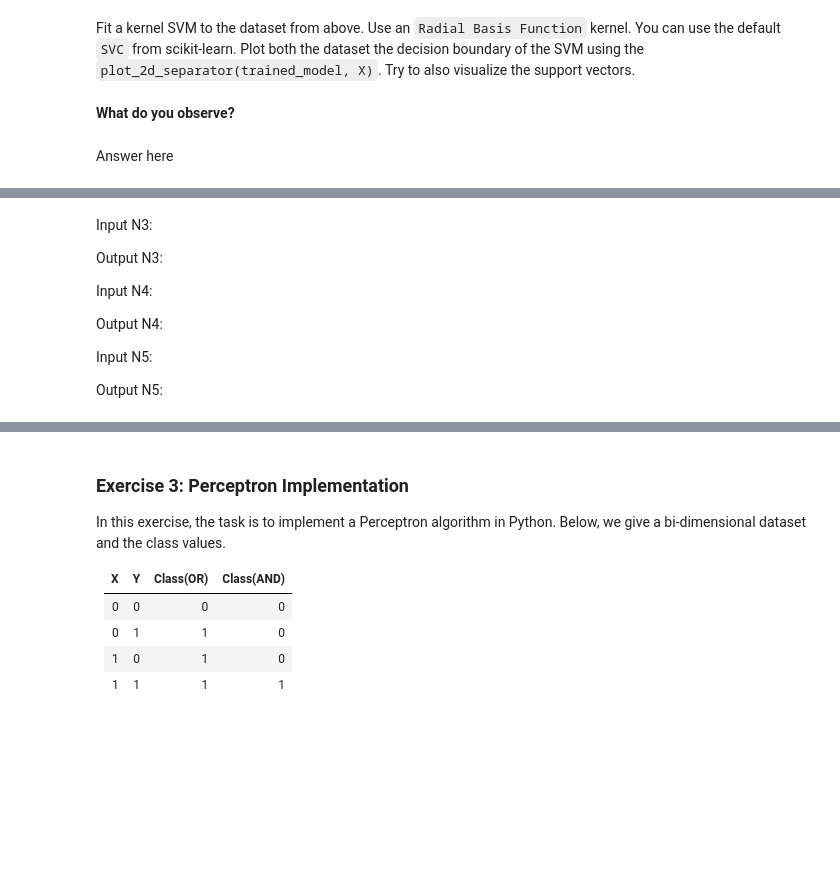
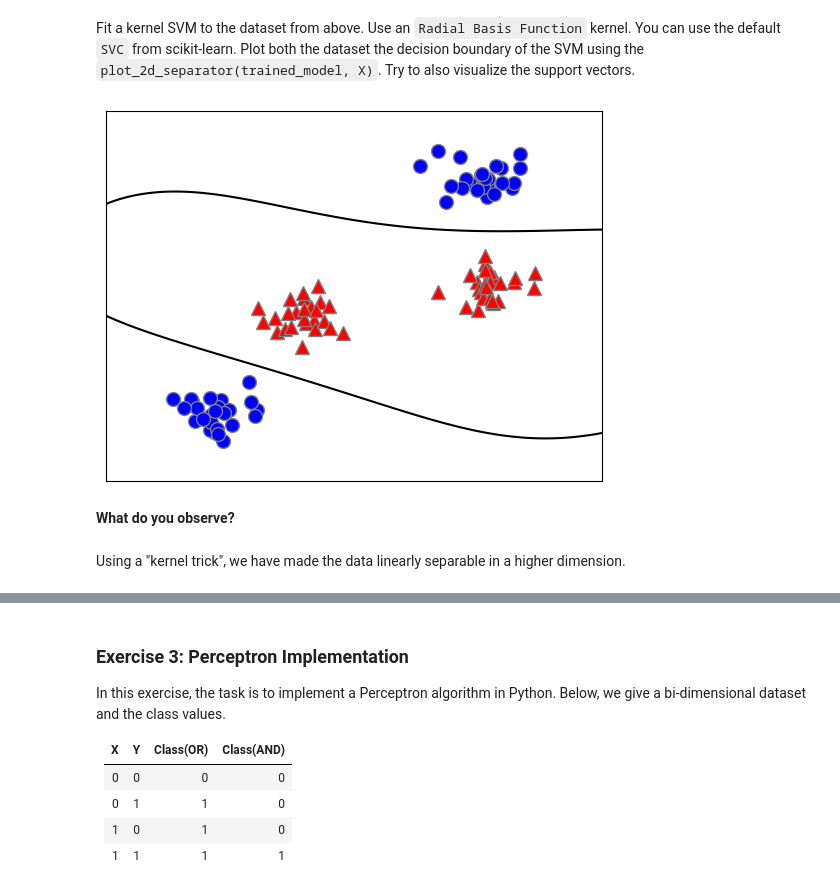
Before and after one commit to kssrr/DataMiningAssignments, a Jupyter notebook: Exercise06/Assignment_06.ipynb, the cells around one changed output, grey strips where cells are left out. Saved outputs shown, nothing was run; the diff lists cells and outputs as text; code cells hidden in the pictures; blank space fills up the shorter version.

```diff
--- a/Exercise06/Assignment_06.ipynb
+++ b/Exercise06/Assignment_06.ipynb
@@ -61,10 +71,17 @@ You can use the default `SVC` from scikit-learn. Plot both the dataset the decis
 # %%
 # Code here
 from sklearn.svm import SVC
+svc = SVC(kernel="rbf")
+svc.fit(X, y)
+
+discrete_scatter(X[:, 0], X[:, 1], y, c=c)
+plot_2d_separator(svc, X)
+# %% [output]
+[figure, added]
 # %% [markdown]
 **What do you observe?**
-# %% [markdown]
-Answer here
+# %% [markdown]
+Using a "kernel trick", we have made the data linearly separable in a higher dimension.
 # %% [markdown]
 ### Exercise 2: Forward Pass in a Multilayer Neural Networks
 
@@ -104,15 +121,3 @@ Calculate the Input and Output of N3, N4 and N5 with input:
 _(Hint: Input Neurons do not use the activation function. The Output of N1 and N2 are therefore the same as their respective Inputs.)_
 
 __For this exercise, you can cut each result at the third digit after the dot. (e.g. 0.12345 becomes 0.123)__
-# %% [markdown]
-Input N3:
-
-Output N3:
-
-Input N4:
-
-Output N4:
-
-Input N5:
-
-Output N5:
```
Also changed, not shown: parts of 13 cells of this notebook, 1 other file.
